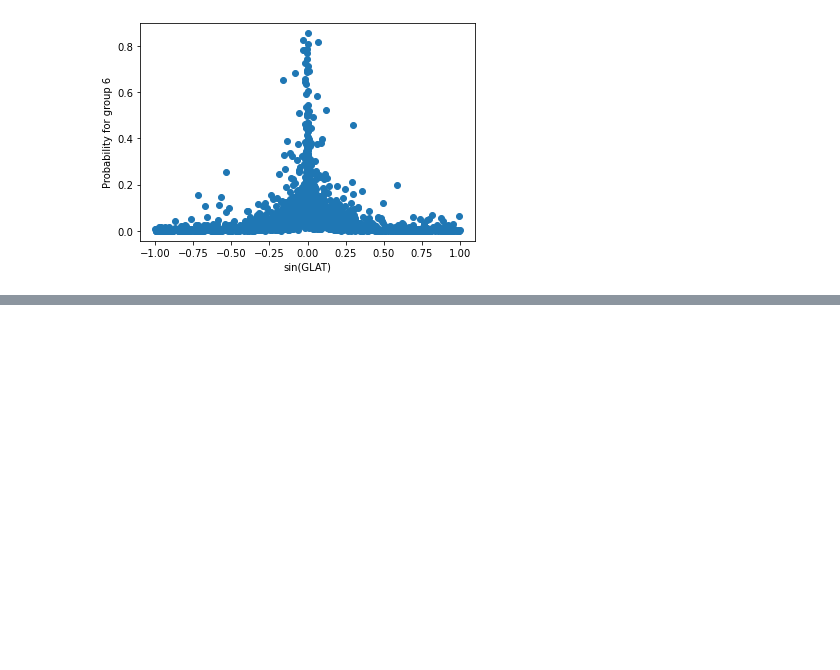
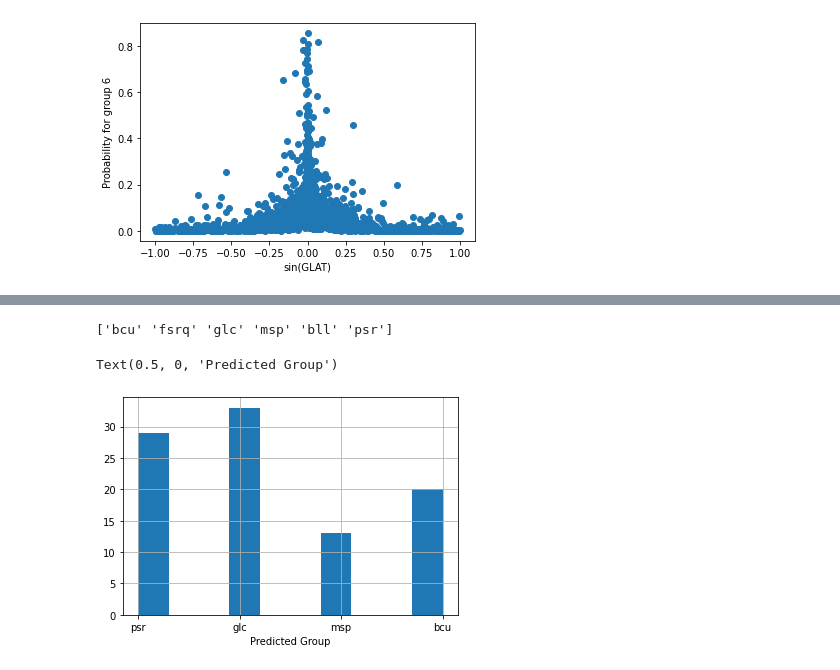
Before and after one commit to aakashbhat/Ferm-Followup, a Jupyter notebook: python/Untitled.ipynb, the cells around one changed output, grey strips where cells are left out. Cells and saved outputs as stored; diff of their text form; code cells hidden in the pictures; blank space fills up the shorter version.

```diff
--- a/python/Untitled.ipynb
+++ b/python/Untitled.ipynb
@@ -70,0 +137,4 @@ Total Unassociated:  2157
+# %%
+#Check the difference between predictions and original class for associated sources
+df["classdiff"]=df["original_group"]-df["predicted_class_num"].astype(int)
+print(df["classdiff"][key_asoc].value_counts())
@@ -70,0 +156,2 @@ Total Unassociated:  2157
+# %%
+df2=pd.read_csv("d:/work_projects/Projects/Fermi-Followup/SGU_pulsar_searches.csv")
@@ -70,0 +164,2 @@ Total Unassociated:  2157
+# %%
+key_SGU=df["Unnamed: 0"].isin(df2["Source_Name"])
@@ -70,0 +199,8 @@ Total Unassociated:  2157
+# %%
+print(df["predicted_class"].unique())
+df["predicted_class"][key_SGU].hist()
+plt.xlabel("Predicted Group")
+# %% [output]
+['bcu' 'fsrq' 'glc' 'msp' 'bll' 'psr']
+Text(0.5, 0, 'Predicted Group')
+[figure, added]
```
Also changed, not shown: parts of 16 cells of this notebook, 2 other files.
